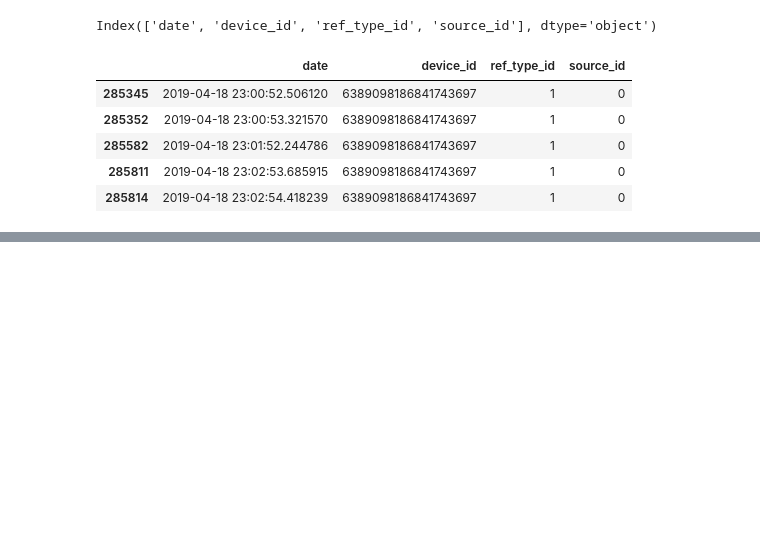
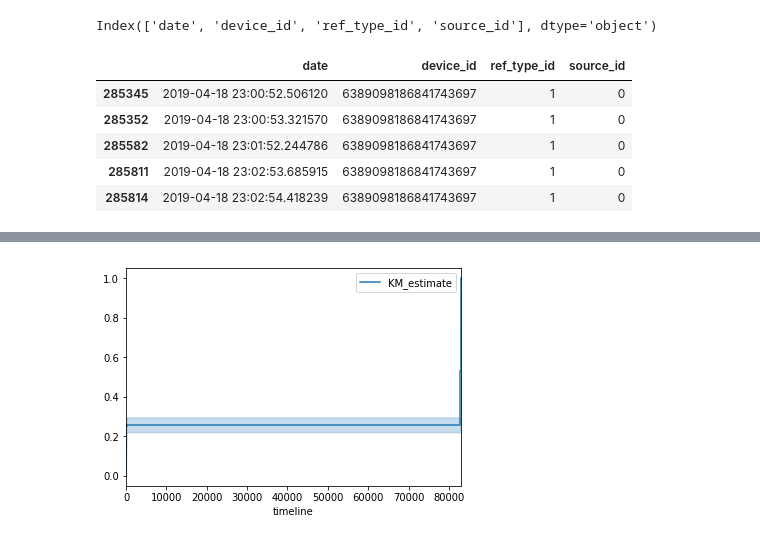
Before and after one commit to rozanecm/7506_tp2_1c2019, a Jupyter notebook: notebooks/My nb by mr.ipynb, the cells around one changed output, grey strips where cells are left out. Drawn from its saved outputs; the diff is of its cells as text; code cells hidden in the pictures; blank space fills up the shorter version.

```diff
--- a/notebooks/My nb by mr.ipynb
+++ b/notebooks/My nb by mr.ipynb
@@ -459,0 +491,4 @@ AttributeError: 'Series' object has no attribute 'seconds'
+# %%
+kmf.plot_cumulative_density();
+# %% [output]
+[figure, added]
```
Also changed, not shown: parts of 15 cells of this notebook.
